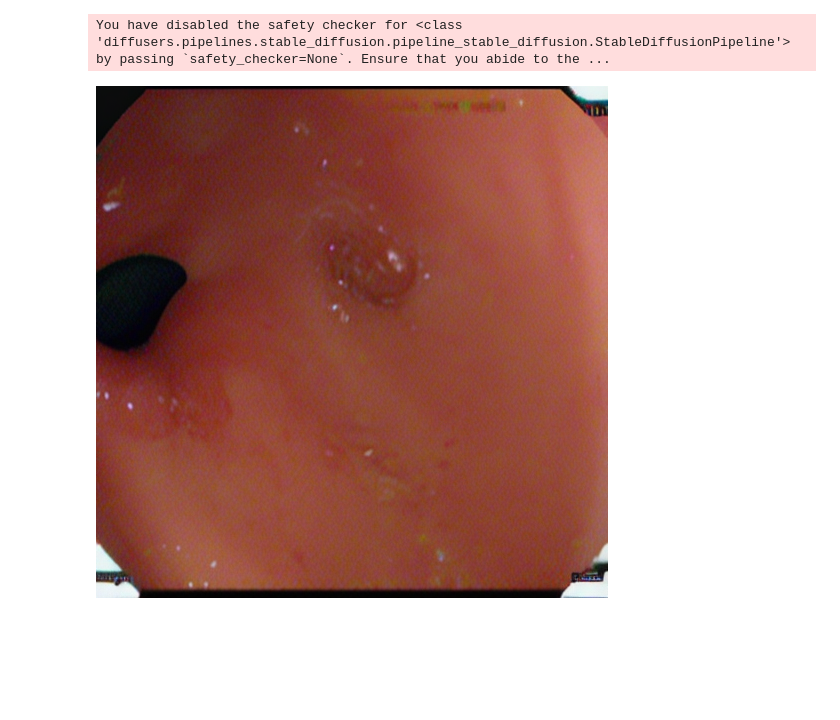
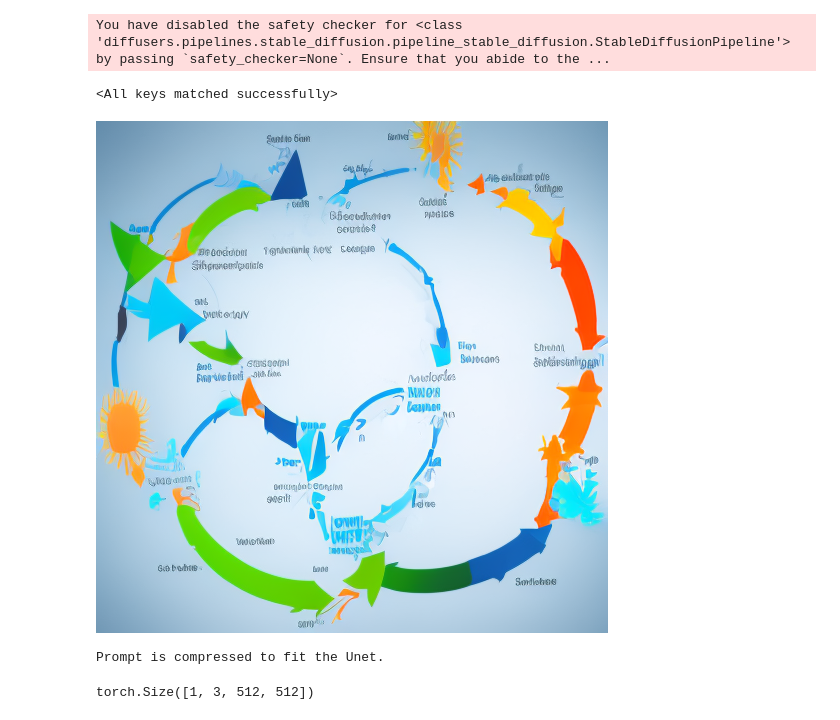
Before and after one commit to Q-Zhao-9/gradproj, a Jupyter notebook: experiments/fine-tuning-text-to-image.ipynb, the cells around one changed output. Saved outputs shown, nothing was run; the diff lists cells and outputs as text; code cells hidden in the pictures; blank space fills up the shorter version.

```diff
--- a/experiments/fine-tuning-text-to-image.ipynb
+++ b/experiments/fine-tuning-text-to-image.ipynb
@@ -386,22 +548,30 @@ plt.show()
 # %%
 import torch
 from diffusers import AutoPipelineForText2Image
-
-pipe = AutoPipelineForText2Image.from_pretrained(r'C:\Users\50183\Downloads\results (5)\fine_tuned_models\checkpoint-1000', torch_dtype=torch.float32)
-pipe = pipe.to(device)
+check_point = r'C:\Users\50183\Downloads\results (5)\fine_tuned_models\checkpoint-1000'
+pipe = AutoPipelineForText2Image.from_pretrained(check_point, torch_dtype=torch.float32)
+pipe = pipe.to('cpu')
 # %% [output]
 You have disabled the safety checker for <class 'diffusers.pipelines.stable_diffusion.pipeline_stable_diffusion.StableDiffusionPipeline'> by passing `safety_checker=None`. Ensure that you abide to the ...
+# %%
+state_dict_diag_unet = torch.load(r"C:\Users\50183\Downloads\checkpoint-1469 (1).pt", map_location='cpu')
+pipe.unet.load_state_dict(state_dict_diag_unet)
+# %% [output]
+<All keys matched successfully>
+# %%
+# prompt='an endoscopic image of dyed resection margins shows a close - up view of a surgical site within the gastrointestinal tract, likely the stomach or duodenum. the resection margins are dyed in a specific color, which appears to be a shade of blue.'
+prompt='An endoscopic image of polyps typically shows the polyps on the mucosa of the gastrointestinal tract. The polyps appears as small, reddish-brown or yellowish-brown growths. ' \
+'The surrounding mucosa is a lighter shade of red, and the surface texture of the polyps can be slightly rough.'
+prompt = 'A diagram showing Earth''s position in relation to the Sun during different seasons and equinoxes.'
+prompt = 'A diagram showing software development life cycle.'
 # %%
-# prompt='an endoscopic image of dyed resection margins shows a close - up view of a surgical site within the gastrointestinal tract, likely the stomach or duodenum. the resection margins are dyed in a specific color, which appears to be a shade of blue.'
-prompt='An endoscopic image of polyps typically shows the polyps on the mucosa of the gastrointestinal tract. The polyps appears as small, reddish-brown or yellowish-brown growths. ' \
-'The surrounding mucosa is a lighter shade of red, and the surface texture of the polyps can be slightly rough.'
 with torch.no_grad():
     image = pipe(
         prompt,
         negative_prompt="",
-        num_inference_steps=30,
+        num_inference_steps=50,
         guidance_scale=7.0,
     ).images[0]
 image
 # %% [output]
-[figure, old version]
+[figure, new version]
@@ -430,0 +595,4 @@ image
+# %%
+image_norm = model.infer(prompt, 50, 7.0)
+# %% [output]
+Prompt is compressed to fit the Unet.
@@ -430,0 +603,4 @@ image
+# %%
+image.shape
+# %% [output]
+torch.Size([1, 3, 512, 512])
```
Also changed, not shown: parts of 35 cells of this notebook, 4 other files.
